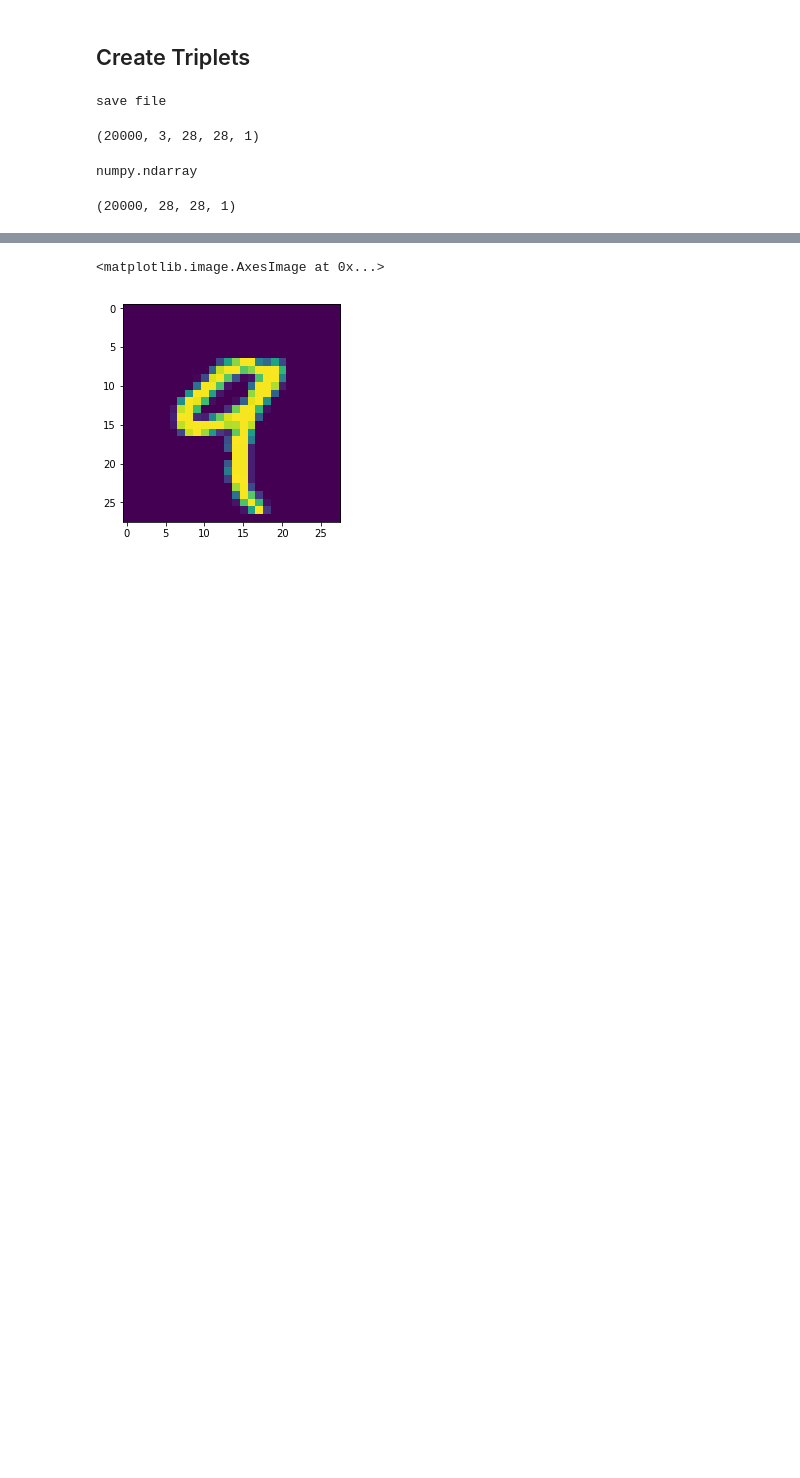
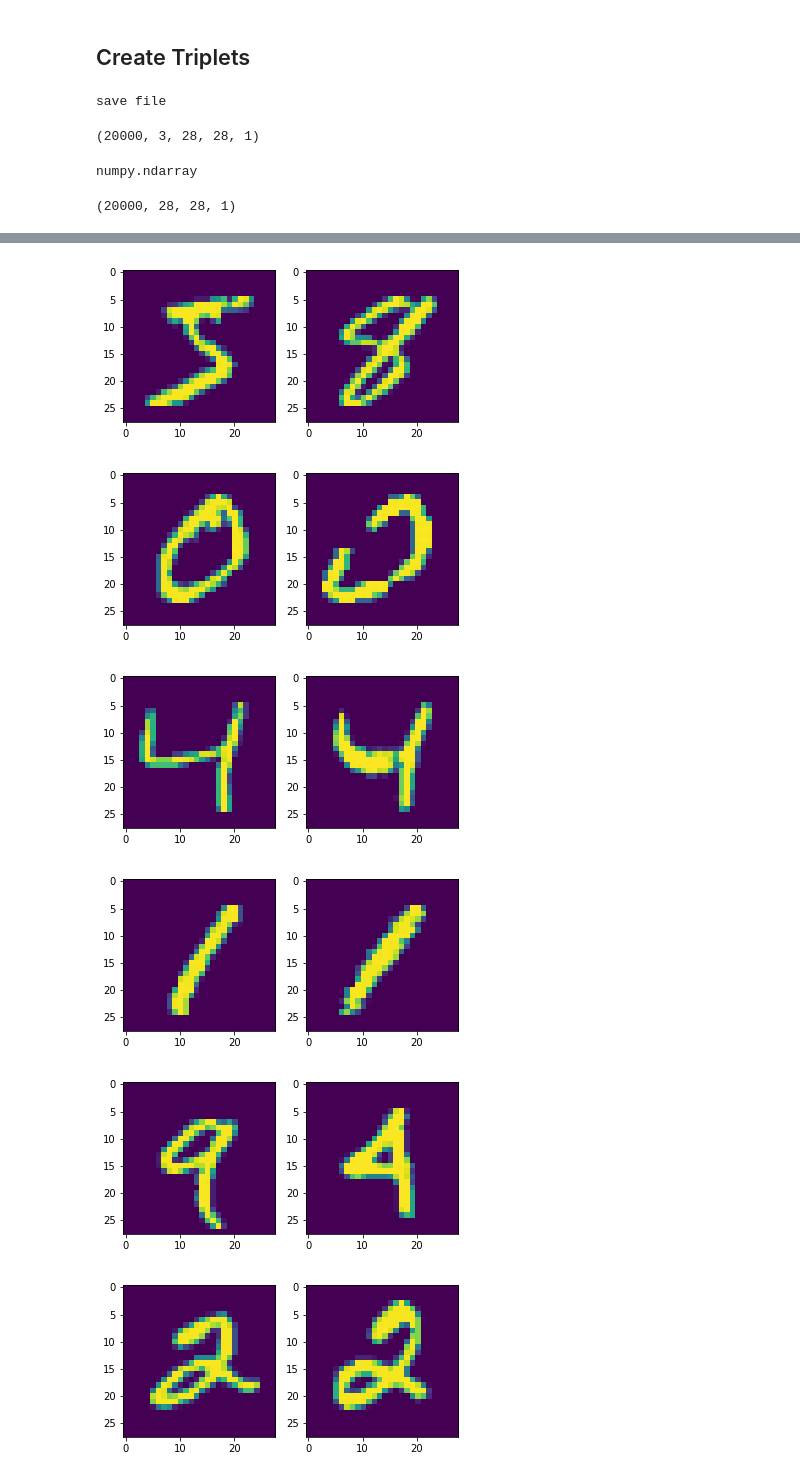
Before and after one commit to zukakosan/tripletNet, a Jupyter notebook: mnisTriplet.ipynb, the cells around one changed output, grey strips where cells are left out. Drawn from its saved outputs; the diff is of its cells as text; code cells hidden in the pictures; blank space fills up the shorter version.

```diff
--- a/mnisTriplet.ipynb
+++ b/mnisTriplet.ipynb
@@ -272,5 +262,21 @@ plt.imshow(nearest.reshape(imwidth,imheight))
-# %%
-plt.imshow(X_train[4].reshape(imwidth,imheight))
-# %% [output]
-<matplotlib.image.AxesImage at 0x...>
-[figure, removed]
+# %%
+for i in range(100):
+    plt.subplot(1,2,1)
+    test = embNet.predict(np.expand_dims((X_train[i] / 255.).astype(np.float32),axis=0))[0]
+    plt.imshow(X_train[i].reshape(imwidth,imheight))
+
+    plt.subplot(1,2,2)
+    similarities = np.zeros(len(emb_vecs))
+    for i,emb_vec in enumerate(emb_vecs):
+        similarities[i] = distance(test,emb_vec)
+    min_idx = np.argmin(similarities)
+    nearest = X_test[min_idx]
+    plt.imshow(nearest.reshape(imwidth,imheight))
+    plt.show()
+# %% [output]
+[figure, added]
+[figure, added]
+[figure, added]
+[figure, added]
+[figure, added]
+[figure, added]
```
Also changed, not shown: parts of 9 cells of this notebook, 1 other file.
